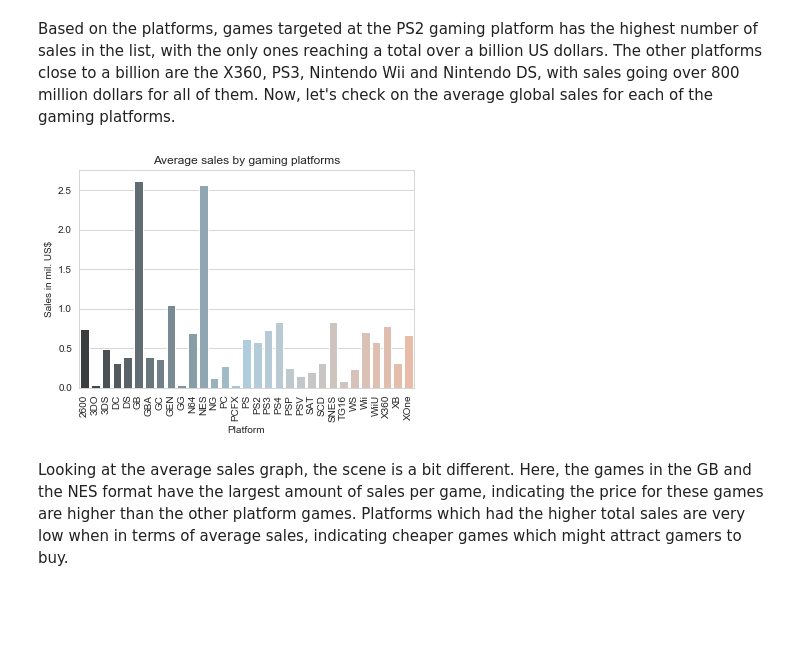
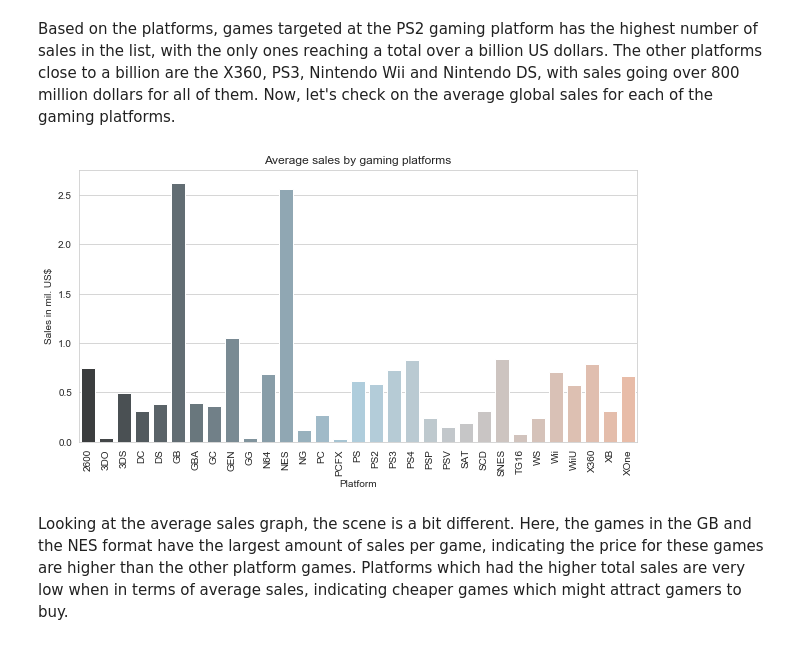
Before and after one commit to hosadman/video-game-sales-data-analysis, a Jupyter notebook: analysis.ipynb, the cells around one changed output. Drawn from its saved outputs; the diff is of its cells as text; code cells hidden in the pictures; blank space fills up the shorter version.

```diff
--- a/analysis.ipynb
+++ b/analysis.ipynb
@@ -119,16 +128,19 @@ plt.show()
 Based on the platforms, games targeted at the PS2 gaming platform has the highest number of sales in the list, with the only ones reaching a total over a billion US dollars. The other platforms close to a billion are the X360, PS3, Nintendo Wii and Nintendo DS, with sales going over 800 million dollars for all of them. Now, let's check on the average global sales for each of the gaming platforms.
 # %%
 sns.set_style('whitegrid')
+
+plt.figure(figsize=(10,5))
 
 plf = df.groupby('Platform')['Global_Sales'].mean()
 plfg = sns.barplot(x=plf.index, y=plf, palette="RdBu_d")
 plt.ylabel('Sales in mil. US$')
 plt.title('Average sales by gaming platforms')
 plfg.set_xticklabels(plfg.get_xticklabels(), rotation=90)
 
+
 plt.show()
 # %% [output]
-[figure, old version]
+[figure, new version]
 # %% [markdown]
 Looking at the average sales graph, the scene is a bit different. Here, the games in the GB and the NES format have the largest amount of sales per game, indicating the price for these games are higher than the other platform games. Platforms which had the higher total sales are very low when in terms of average sales, indicating cheaper games which might attract gamers to buy.
 # %% [markdown]
```
Also changed, not shown: parts of 9 cells of this notebook.
